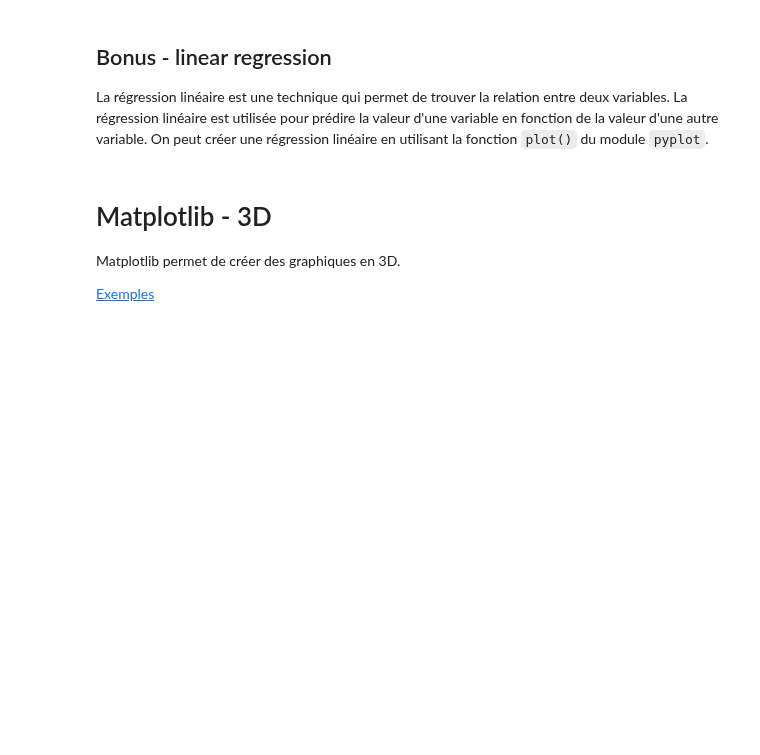
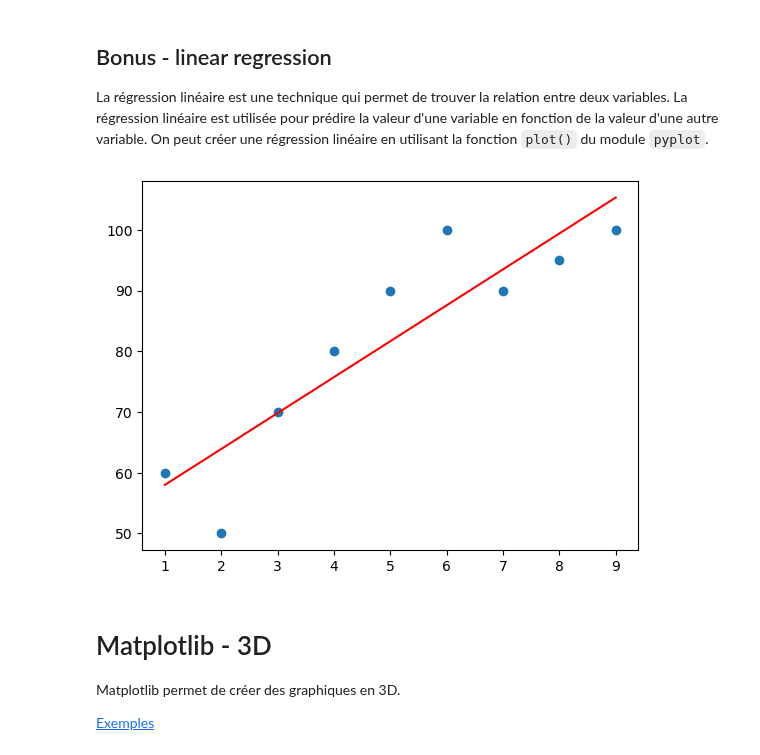
Before and after one commit to moiap13/nomades_python_software_engineer, a Jupyter notebook: cours/jupyter/12_python_file_io.ipynb, the cells around one changed output. Saved outputs shown, nothing was run; the diff lists cells and outputs as text; code cells hidden in the pictures; blank space fills up the shorter version.

```diff
--- a/cours/jupyter/12_python_file_io.ipynb
+++ b/cours/jupyter/12_python_file_io.ipynb
@@ -668,24 +683,23 @@ La régression linéaire est une technique qui permet de trouver la relation ent
 # %%
 import matplotlib.pyplot as plt
 import numpy as np
 
 # hours of study
 x = np.array([1, 2, 3, 4, 5, 6, 7, 8, 9])
-
 # scores
 y = np.array([60, 50, 70, 80, 90, 100, 90, 95, 100])
 
 # linear regression
 m, b = np.polyfit(x, y, 1)
-
 # plot the points
 plt.scatter(x, y)
-
 # plot the linear regression line
-plt.plot(x, m*x + b)
+plt.plot(x, m*x + b, "r")
 
 # show the plot
 plt.show()
+# %% [output]
+[figure, added]
 # %% [markdown]
 # Matplotlib - 3D
 
```
Also changed, not shown: parts of 8 cells of this notebook, 9 other files.
